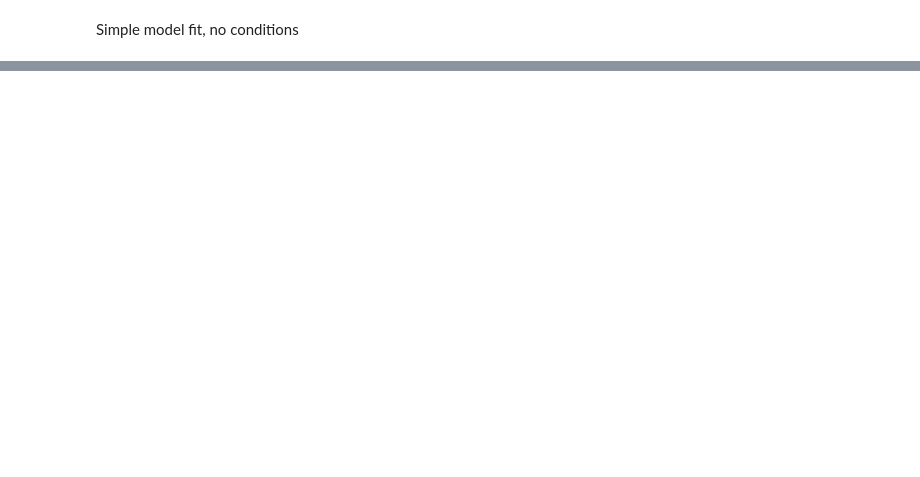
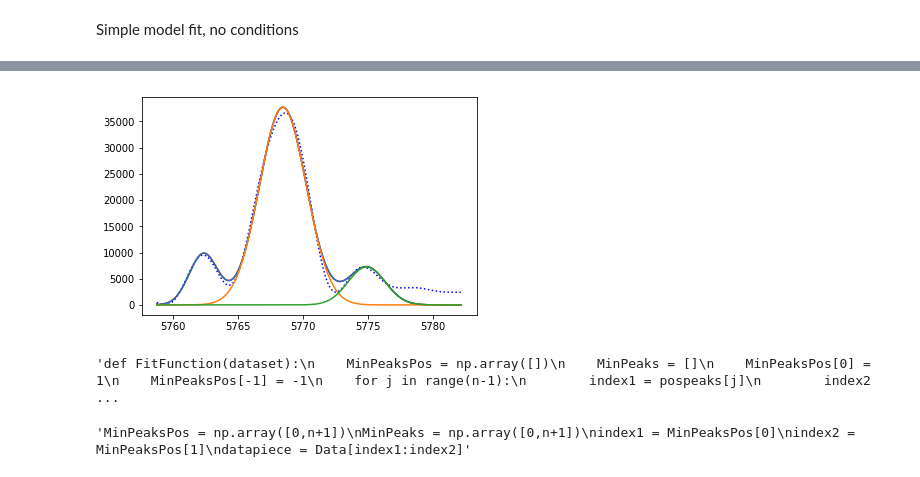
Before and after one commit to sara-sk/XFEL_Pulse_Duration, a Jupyter notebook: Mathematica translation.ipynb, the cells around one changed output, grey strips where cells are left out. Cells and saved outputs as stored; diff of their text form; code cells hidden in the pictures; blank space fills up the shorter version.

```diff
--- a/Mathematica translation.ipynb
+++ b/Mathematica translation.ipynb
@@ -81,22 +81,22 @@ Peaks = np.array([xpeaks,ypeaks]).T
 # %%
-n = len(Peaks)
+n = len(xpeaks)
 if n > 1:
     # checking for close peaks
-    while j <= n:
+    for j in range(n):
         if np.sort(abs(xpeaks-xpeaks[j]))[1]<dx:
             peaks = remove(peaks[j])
             pospeaks = peaks[:,0]
             xpeaks = Data[pospeaks,0]
             ypeaks = peaks[:,1]
-        j = j+1
-    Peaks = np.array([xpeaks,ypeaks]).T
+        #j = j+1
+    Peaks = np.array([[xpeaks],[ypeaks]])
     # eliminating peaks close to edge
-    while j <= n:
-        if abs(xpeaks[j] - max(photE) < ((max[photE] - min[photE])*sidecut/100)) or (abs[xpeaks[[j]] - min[photE]] < ((max[photE] - min[photE])*sidecut/100)):
+    for j in range(n):
+        if abs(xpeaks[j] - max(photE)) < ((max(photE) - min(photE))*sidecut/100) or abs(xpeaks[j] - min(photE)) < ((max(photE) - min(photE))*sidecut/100):
             peaks = remove(peaks[j])
             pospeaks = peaks[:,0]
             xpeaks = Data[pospeaks,0]
             ypeaks = peaks[:,1]
-        j = j + 1
-    Peaks = np.array([xpeaks,ypeaks]).T
-    n = len(Peaks)
+       # j = j + 1
+    Peaks = np.array([[xpeaks],[ypeaks]])
+    n = len(xpeaks)
@@ -121,0 +178,8 @@ SyntaxError: invalid syntax (<ipython-input-186-0f6f468d6514>, line 2)
+# %%
+# Adding Gaussians
+j = 0
+GaussAdd = gaussResults[0,:]
+while j < len(gaussResults[1]):
+    for i in range(1,n-1):
+        GaussAdd[j] = GaussAdd[j] + gaussResults[i,j]
+    j = j+1
@@ -122,28 +190,46 @@ SyntaxError: invalid syntax (<ipython-input-186-0f6f468d6514>, line 2)
+# %%
+plt.plot(photE,GaussAdd,"r-",label='Gaussian fit')
+plt.plot(photE,data(lowpassdata,lpcutoff)[:,1],"b:", label='Lowpass filter')
+for i in range(n-1):
+    plt.plot(photE,gaussResults[i,:], label='Indiv. Ga')
+# %% [output]
+[figure, added]
 # %%
-def FitFunction(FileName,i,dx,wLPF,sidecut,heightcut):
-    MinPeaksPos = np.array([0,n+1])
-    MinPeaks = np.array([0,n+1])
+"""def FitFunction(dataset):
+    MinPeaksPos = np.array([])
+    MinPeaks = []
     MinPeaksPos[0] = 1
     MinPeaksPos[-1] = -1
-    while j <= n-1:
+    for j in range(n-1):
         index1 = pospeaks[j]
         index2 = pospeaks[j+1]
         a = (Data[:,1])[index1:index2]
         MinPeaksPos[j+1] = np.where(a = min(a)[0,0]+pospeaks[j])
         j = j + 1
-    MinPeaks = Data[MinPeaksPos]
-    sigxAll = np.array([0,n])
-    I0All = np.array([0,n])
-    xiAll = np.array([0,n])
-    resfunc = np.array([0,n])
-    while j <= n:
+    MinPeaks = dataset[MinPeaksPos]
+
+
+    for j in range(n):
         index1 = MinPeaksPos[j]
         index2 = MinPeaksPos[j+1]
         datapiece = Data[index1:index2]
-        modelFM(datapiece,1,Peaks[j,1])
-
-        sigxAll[j] = abs(sigma)
-    plt.plot()
+        A = 1
+        mu = 1
+        sigma = 1
+        x = dataset[:,j]
+        resfunc[j]=peakfunc(A, mu, sigma, x)
+    photE = Data[:,0]
+    return resfunc"""
+# %% [output]
+'def FitFunction(dataset):\n    MinPeaksPos = np.array([])\n    MinPeaks = []\n    MinPeaksPos[0] = 1\n    MinPeaksPos[-1] = -1\n    for j in range(n-1):\n        index1 = pospeaks[j]\n        index2  ...
+# %%
+"""MinPeaksPos = np.array([0,n+1])
+MinPeaks = np.array([0,n+1])
+index1 = MinPeaksPos[0]
+index2 = MinPeaksPos[1]
+datapiece = Data[index1:index2]"""
+# %% [output]
+'MinPeaksPos = np.array([0,n+1])\nMinPeaks = np.array([0,n+1])\nindex1 = MinPeaksPos[0]\nindex2 = MinPeaksPos[1]\ndatapiece = Data[index1:index2]'
 # %%
 """def lowpass(lowpassdata, lpcutoff):
     # Butterworth low pass filter
```
Also changed, not shown: parts of 14 cells of this notebook.
